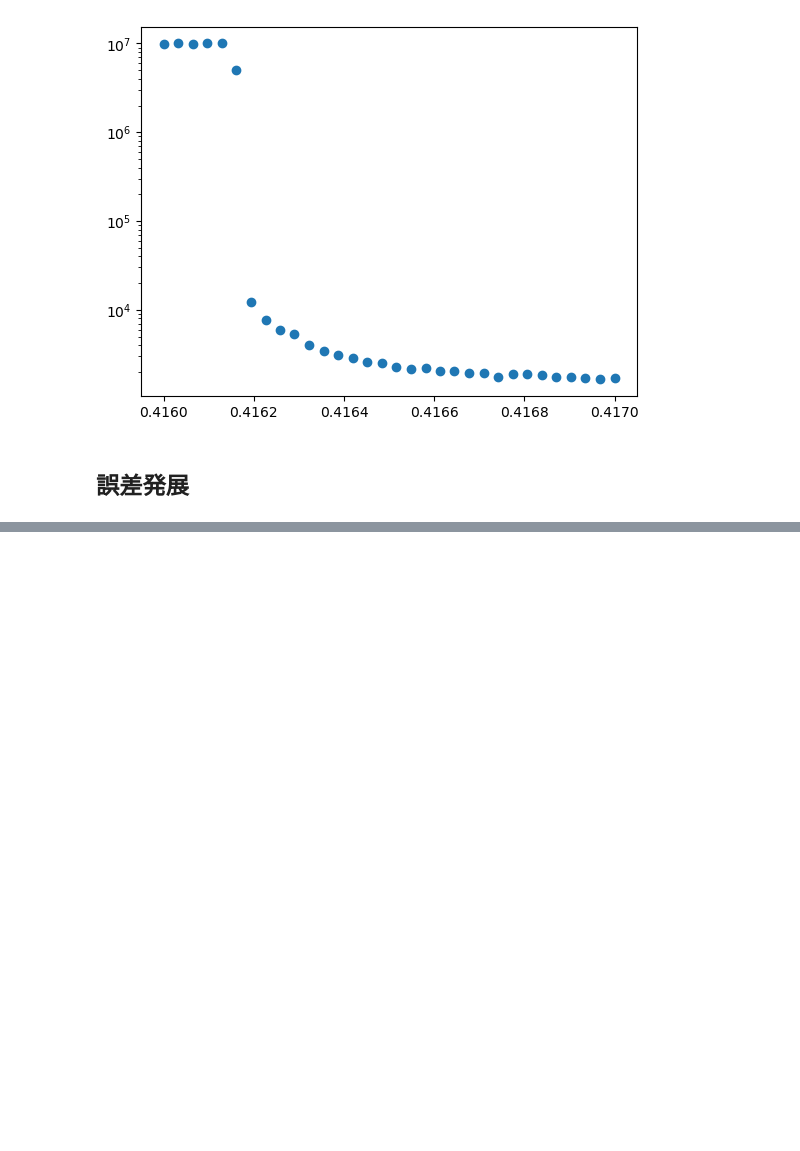
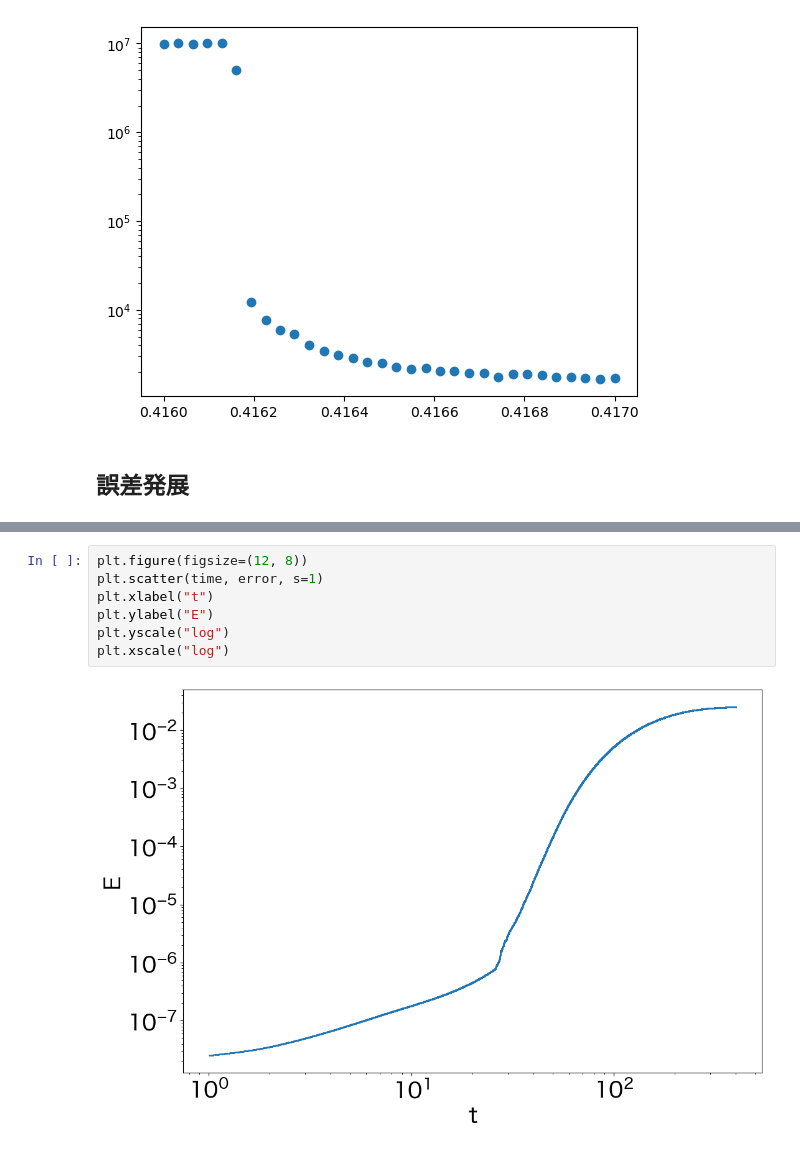
Before and after one commit to hibiki-kato/shell-model, a Jupyter notebook: py/visualize.ipynb, the cells around one changed output, grey strips where cells are left out. Saved outputs shown, nothing was run; the diff lists cells and outputs as text; blank space fills up the shorter version.

```diff
--- a/py/visualize.ipynb
+++ b/py/visualize.ipynb
@@ -113,3 +113,12 @@ plt.xscale("log")
+# %%
+plt.figure(figsize=(12, 8))
+plt.scatter(time, error, s=1)
+plt.xlabel("t")
+plt.ylabel("E")
+plt.yscale("log")
+plt.xscale("log")
+# %% [output]
+[figure, added]
 # %%
 plt.figure(figsize=(12, 8))
 plt.scatter(time, error_growth, s=1)
```
Also changed, not shown: parts of 4 cells of this notebook, 44 other files.
